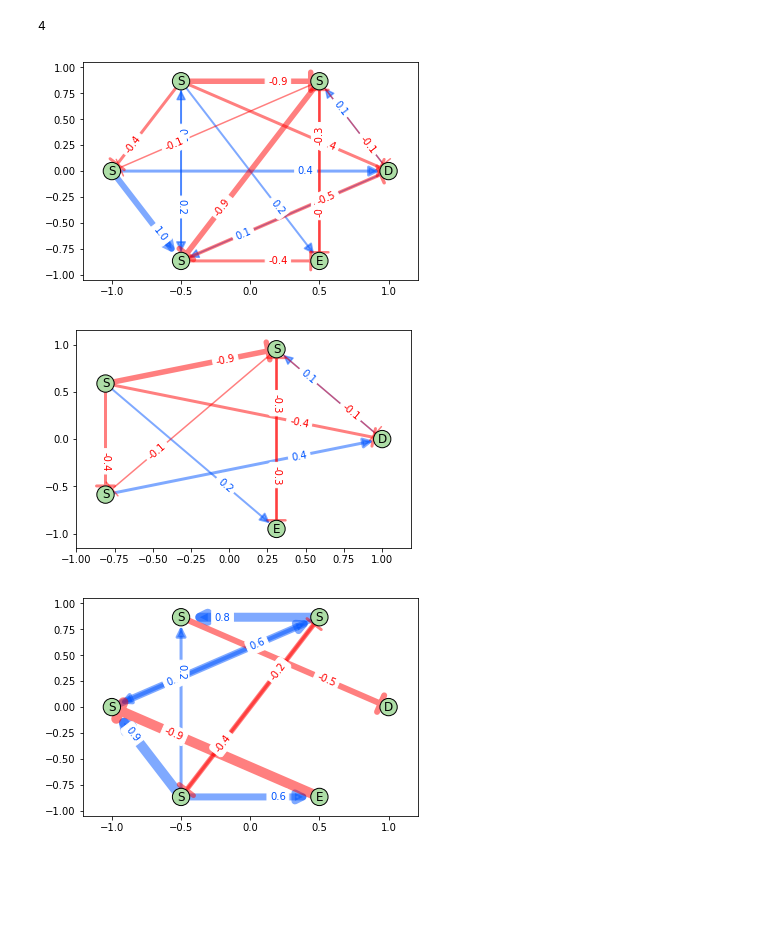
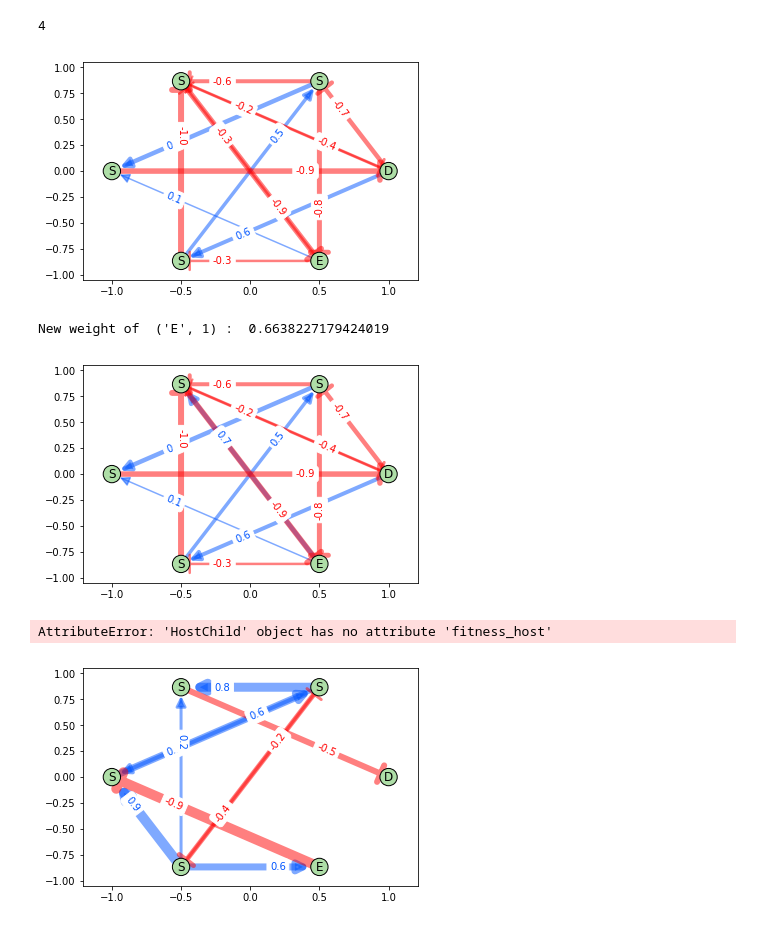
Before and after one commit to Ngort/CS166, a Jupyter notebook: Final project/MS_Immune_Network_Evolution.ipynb, the cells around one changed output. Saved outputs shown, nothing was run; the diff lists cells and outputs as text; code cells hidden in the pictures; blank space fills up the shorter version.

```diff
--- a/Final project/MS_Immune_Network_Evolution.ipynb
+++ b/Final project/MS_Immune_Network_Evolution.ipynb
@@ -329,16 +334,29 @@ np.random.choice(signalers)
 4
 # %%
 
-net = Host()
-net.visualize()
+child = Host()
+child.visualize()
+child.evolve(parasite_seed=10, verbose=0)
 
-signalers = [n for n in net.network.nodes if n not in ['D','E']]
+for _ in range(10):
+    if child.fitness_host > 1e-4:
+        child = child.reproduce(p_mutation=0.9,verbose=1)
+        child.visualize()
+    else:
+        'The host died without reproducing'
 
-node_to_remove = np.random.choice(signalers)
 
-net.network.remove_node(node_to_remove)
 
-net.visualize()
+# child.visualize()
+# child = child.reproduce(p_mutation=0.9,verbose=1)
+# child.visualize()
+# child = child.reproduce(p_mutation=0.9,verbose=1)
+# child.visualize()
+# child = child.reproduce(p_mutation=0.9,verbose=1)
+# child.visualize()
+
+
+
 
 #list(net.network.nodes).remove(['D','E'])
 
@@ -380,35 +398,37 @@ net.visualize()
 
 #     if _ % 10 == 0: print((_+10),'% done')
 
 # sns.distplot(hfitness)
 # sns.distplot(pfitness)
 # plt.xscale('log')
 # plt.show()
 
 # print('CI Host: ', np.percentile(hfitness, [2.5,97.5]))
 # print('CI Parasite: ', np.percentile(pfitness, [2.5,97.5]))
 
 
     #print(net.fitness_parasite)
 
 # for _ in range(1000):
 #     net.update()
 # net.visualize()
 
 # net.infect()
 
 # print(net.network.nodes['P'])
 
 
 # net.visualize()
 
 # for _ in range(100):
 #     net.update()
 # net.visualize()
 # print(net.network.nodes)
 # %% [output]
-[figure, old version]
+[figure, new version]
+New weight of  ('E', 1) :  0.6638227179424019
-[figure, old version]
+[figure, new version]
+AttributeError: 'HostChild' object has no attribute 'fitness_host'
 # %%
 n_nodes = 6
 host_network = nx.binomial_graph(directed=True, n=n_nodes,p=0.5)
```
Also changed, not shown: parts of 3 cells of this notebook.
